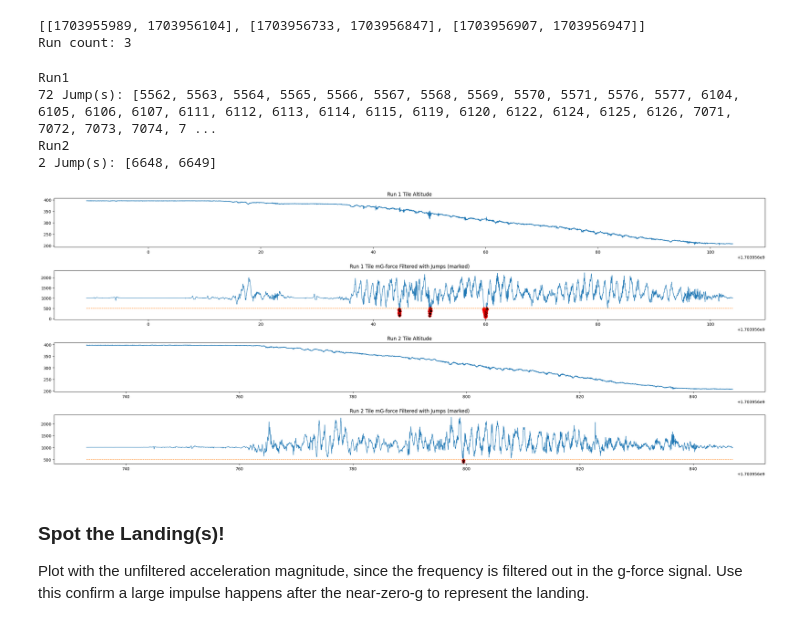
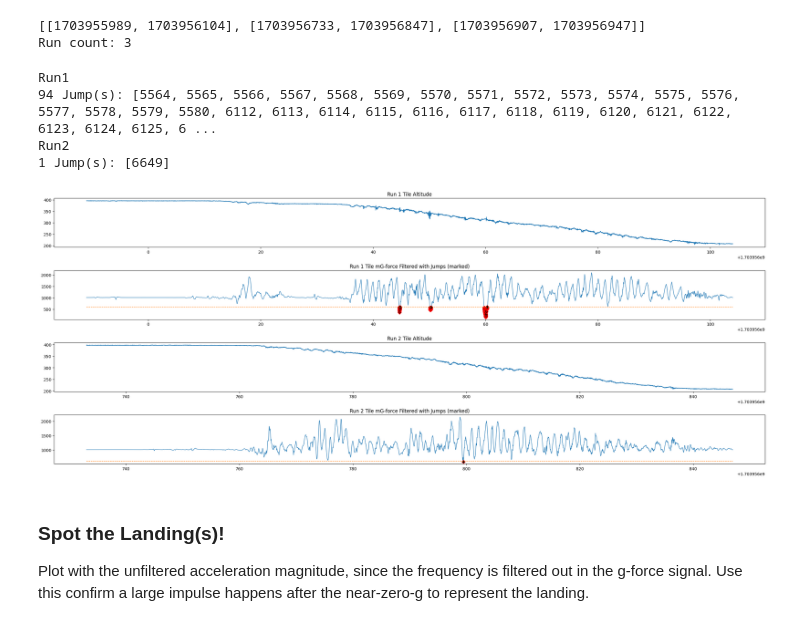
Before and after one commit to Nagillimi/Skiing-Logging, a Jupyter notebook: PROCESSING/algorithm_jump_recognition.ipynb, the cells around one changed output. Cells and saved outputs as stored; diff of their text form; code cells hidden in the pictures.

```diff
--- a/PROCESSING/algorithm_jump_recognition.ipynb
+++ b/PROCESSING/algorithm_jump_recognition.ipynb
@@ -36,43 +36,41 @@ Run count: 3
 run1 = tile_2023_12_30_runs[0]
 run2 = tile_2023_12_30_runs[1]
 # %%
-jump_mg_th = 500
+jump_mg_th = 600
 
-run1_mgs = length(run1.ax_lpf, run1.ay_lpf, run1.az_lpf)
-run1_jumps = indicesUnderTH(run1_mgs, jump_mg_th)
+run1_jumps = indicesUnderTH(run1.mG_lpf, jump_mg_th)
 print('Run1')
 print(len(run1_jumps), 'Jump(s):', run1_jumps)
 
-run2_mgs = length(run2.ax_lpf, run2.ay_lpf, run2.az_lpf)
-run2_jumps = indicesUnderTH(run2_mgs, jump_mg_th)
+run2_jumps = indicesUnderTH(run2.mG_lpf, jump_mg_th)
 print('Run2')
 print(len(run2_jumps), 'Jump(s):', run2_jumps)
 # %% [output]
 Run1
-72 Jump(s): [5562, 5563, 5564, 5565, 5566, 5567, 5568, 5569, 5570, 5571, 5576, 5577, 6104, 6105, 6106, 6107, 6111, 6112, 6113, 6114, 6115, 6119, 6120, 6122, 6124, 6125, 6126, 7071, 7072, 7073, 7074, 7 ...
+94 Jump(s): [5564, 5565, 5566, 5567, 5568, 5569, 5570, 5571, 5572, 5573, 5574, 5575, 5576, 5577, 5578, 5579, 5580, 6112, 6113, 6114, 6115, 6116, 6117, 6118, 6119, 6120, 6121, 6122, 6123, 6124, 6125, 6 ...
 Run2
-2 Jump(s): [6648, 6649]
+1 Jump(s): [6649]
 # %%
 plt.rc('lines', linewidth=1)
 _, ax = plt.subplots(4, figsize=(25, 10))
 ax[0].plot(run1.time, run1.alt)
 ax[0].set_title('Run 1 Tile Altitude', wrap=True)
 
-ax[1].plot(run1.time, run1_mgs, '-D', markevery=run1_jumps, mfc='k', mec='red')
-ax[1].plot(run1.time, [jump_mg_th for _ in run1_mgs], '--')
+ax[1].plot(run1.time, run1.mG_lpf, '-D', markevery=run1_jumps, mfc='k', mec='red')
+ax[1].plot(run1.time, [jump_mg_th for _ in run1.mG_lpf], '--')
 ax[1].set_title('Run 1 Tile mG-force Filtered with Jumps (marked)', wrap=True)
 
 ax[2].plot(run2.time, run2.alt)
 ax[2].set_title('Run 2 Tile Altitude', wrap=True)
 
-ax[3].plot(run2.time, run2_mgs, '-D', markevery=run2_jumps, mfc='k', mec='red')
-ax[3].plot(run2.time, [jump_mg_th for _ in run2_mgs], '--')
+ax[3].plot(run2.time, run2.mG_lpf, '-D', markevery=run2_jumps, mfc='k', mec='red')
+ax[3].plot(run2.time, [jump_mg_th for _ in run2.mG_lpf], '--')
 ax[3].set_title('Run 2 Tile mG-force Filtered with Jumps (marked)', wrap=True)
 
 plt.tight_layout()
 plt.show()
 # %% [output]
-[figure, old version]
+[figure, new version]
 # %% [markdown]
 ### Spot the Landing(s)!
 
```
Also changed, not shown: parts of 2 cells of this notebook, 3 other files.
